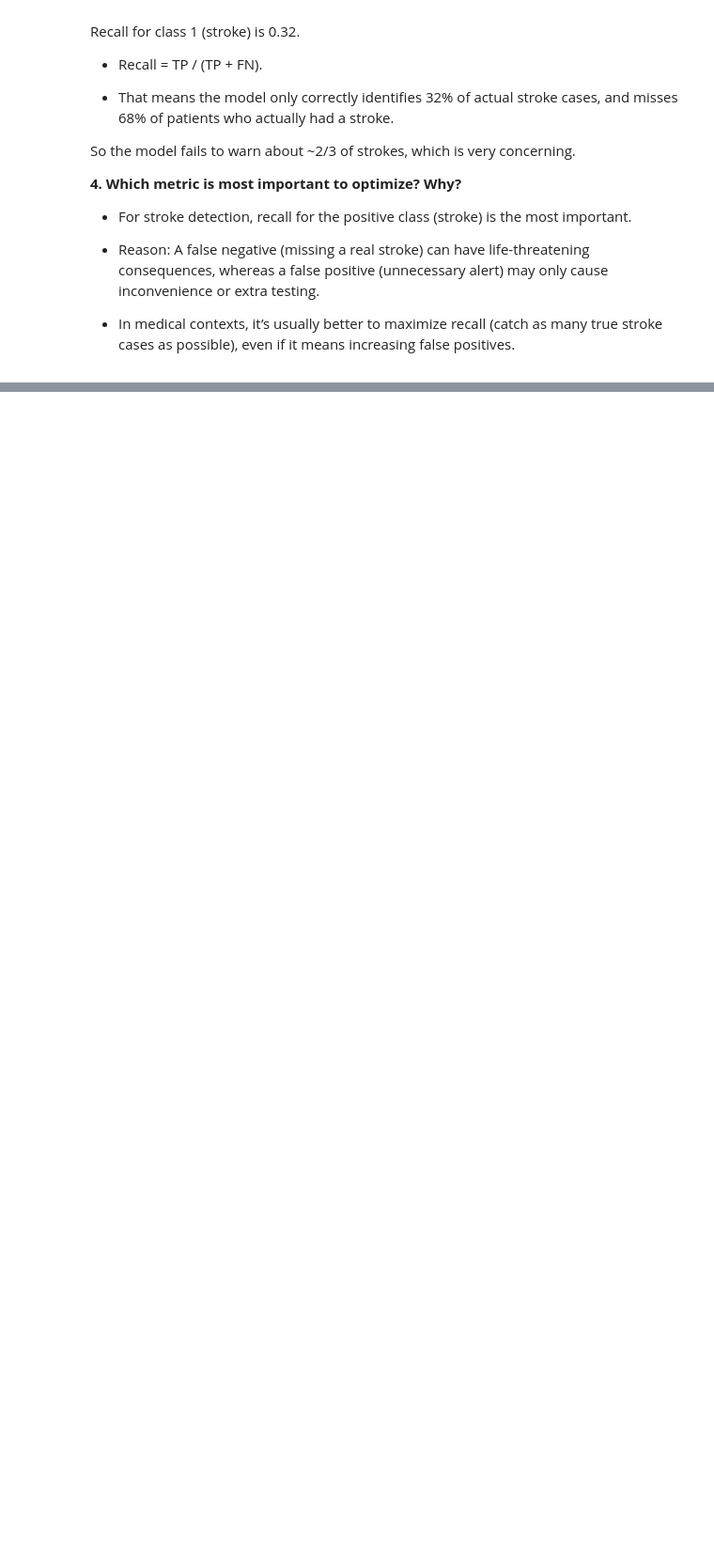
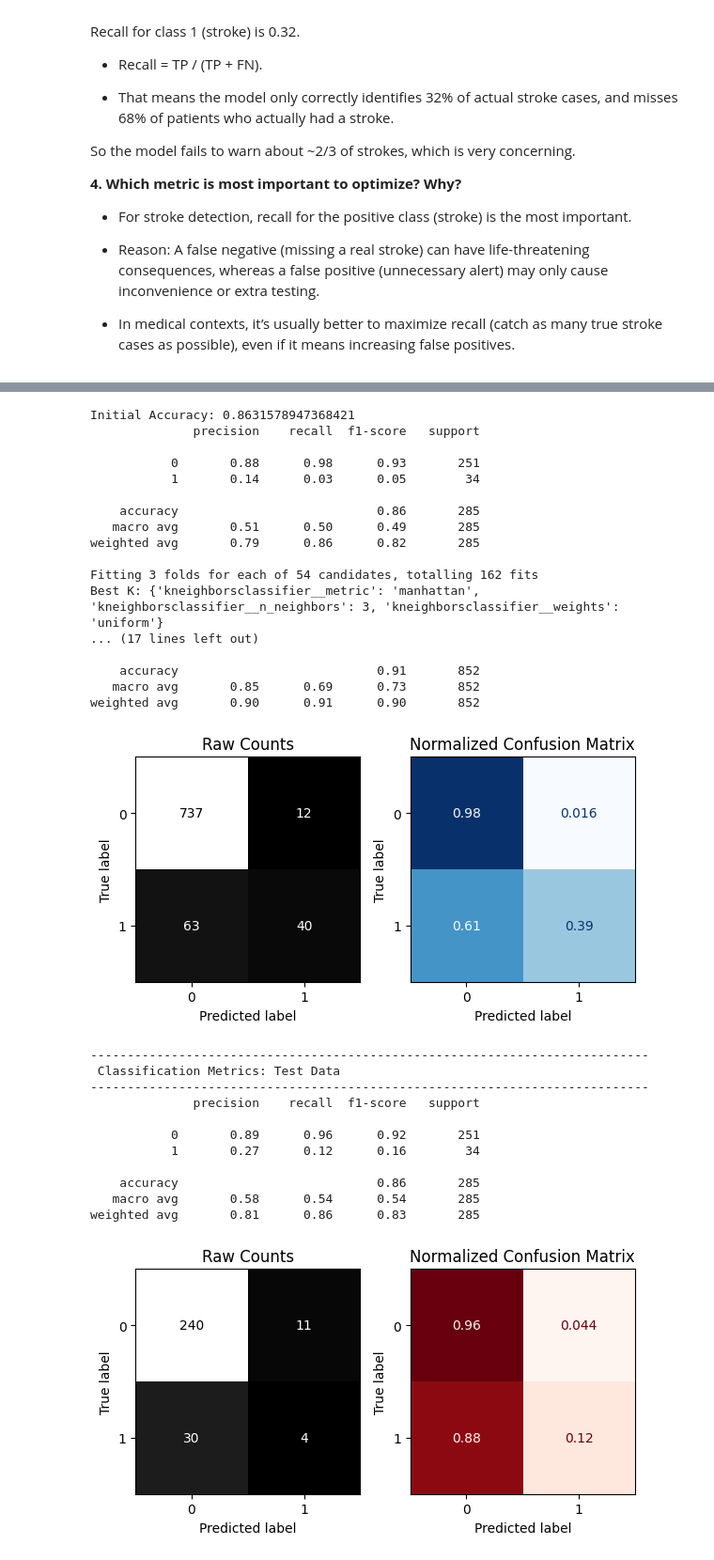
Before and after one commit to Taimaaaa/Classification-Metrics, a Jupyter notebook: Classification_Metrics.ipynb, the cells around one changed output, grey strips where cells are left out. Shown at 94% size. Saved outputs shown, nothing was run; the diff lists cells and outputs as text; code cells hidden in the pictures; blank space fills up the shorter version.

```diff
--- a/Classification_Metrics.ipynb
+++ b/Classification_Metrics.ipynb
@@ -644,0 +811,80 @@ So the model fails to warn about ~2/3 of strokes, which is very concerning.
+# %%
+from sklearn.neighbors import KNeighborsClassifier
+# KNN model
+knn = KNeighborsClassifier()
+# Pipeline
+knn_pipe = make_pipeline(col_transformer, knn)
+
+# Fit initial model
+knn_pipe.fit(X_train, y_train)
+# Evaluate
+y_pred = knn_pipe.predict(X_test)
+print("Initial Accuracy:", accuracy_score(y_test, y_pred))
+print(classification_report(y_test, y_pred))
+
+# Hyperparameter tuning for K
+k_values = list(range(1, 31, 2))  # odd K values
+param_grid = {
+    'kneighborsclassifier__n_neighbors': [1, 3, 5, 7, 9, 11, 15, 19, 25, 31],
+    'kneighborsclassifier__weights': ['uniform', 'distance'],
+    'kneighborsclassifier__metric': ['minkowski', 'manhattan', 'euclidean'],
+}
+
+# GridSearchCV
+gs = GridSearchCV(knn_pipe, param_grid,  scoring='recall_macro', cv=3, n_jobs=-1, verbose=1)
+gs.fit(X_train, y_train)
+# Best K
+print("Best K:", gs.best_params_)
+print("Best Accuracy:", gs.best_score_)
+# Final evaluation
+best_model = gs.best_estimator_
+final_pred = best_model.predict(X_test)
+y_pred_prob = best_model.predict_proba(X_test)[:, 1]
+
+
+print(classification_report(y_test, y_pred))
+evaluate_classification(best_model, X_train, y_train, X_test, y_test)
+
+print("*********************************************")
+print("ROC AUC:", roc_auc_score(y_test, y_pred_prob))
+
+# ROC Curve Visualization
+fpr, tpr, thresholds = roc_curve(y_test, y_pred_prob)
+plt.plot(fpr, tpr, label=f"Best KNN (AUC = {roc_auc_score(y_test, y_pred_prob):.2f})")
+plt.plot([0, 1], [0, 1], linestyle="--")
+plt.xlabel("False Positive Rate")
+plt.ylabel("True Positive Rate")
+plt.title("ROC Curve")
+plt.legend()
+plt.show()
+# %% [output]
+Initial Accuracy: 0.8631578947368421
+              precision    recall  f1-score   support
+
+           0       0.88      0.98      0.93       251
+           1       0.14      0.03      0.05        34
+
+    accuracy                           0.86       285
+   macro avg       0.51      0.50      0.49       285
+weighted avg       0.79      0.86      0.82       285
+
+Fitting 3 folds for each of 54 candidates, totalling 162 fits
+Best K: {'kneighborsclassifier__metric': 'manhattan', 'kneighborsclassifier__n_neighbors': 3, 'kneighborsclassifier__weights': 'uniform'}
+... (17 lines left out)
+
+    accuracy                           0.91       852
+   macro avg       0.85      0.69      0.73       852
+weighted avg       0.90      0.91      0.90       852
+[figure, added]
+----------------------------------------------------------------------------
+ Classification Metrics: Test Data
+----------------------------------------------------------------------------
+              precision    recall  f1-score   support
+
+           0       0.89      0.96      0.92       251
+           1       0.27      0.12      0.16        34
+
+    accuracy                           0.86       285
+   macro avg       0.58      0.54      0.54       285
+weighted avg       0.81      0.86      0.83       285
+[figure, added]
```
Also changed, not shown: parts of 10 cells of this notebook.
